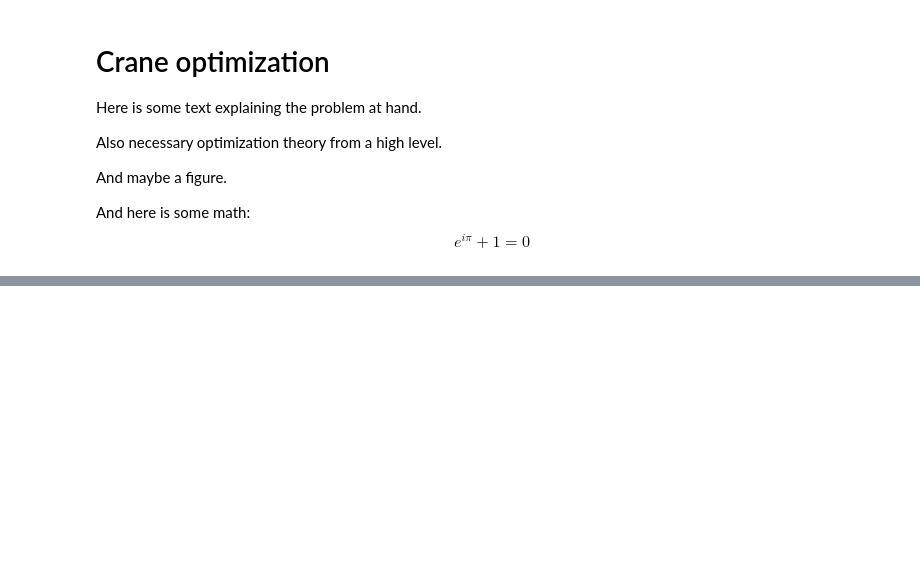
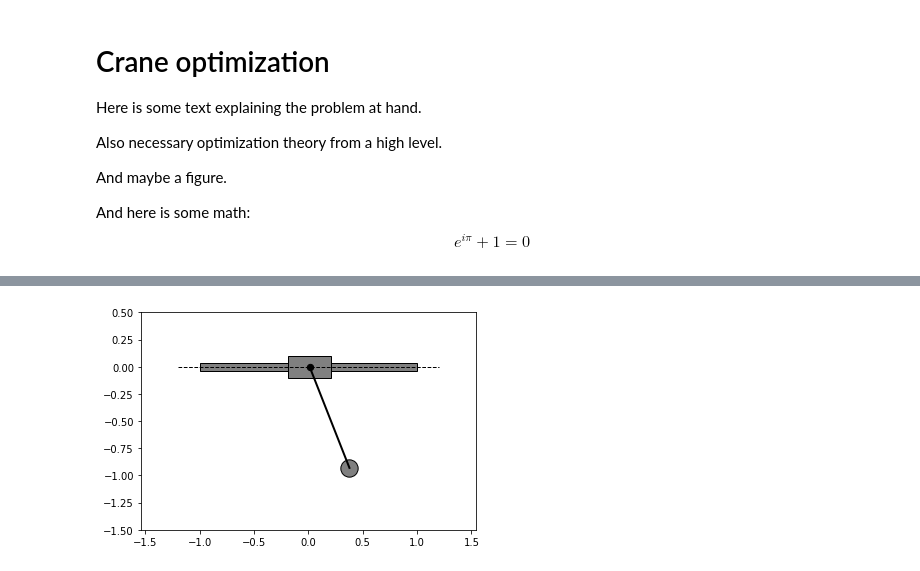
Before and after one commit to martiabr/crane-optimization, a Jupyter notebook: crane-optimization.ipynb, the cells around one changed output, grey strips where cells are left out. Drawn from its saved outputs; the diff is of its cells as text; code cells hidden in the pictures; blank space fills up the shorter version.

```diff
--- a/crane-optimization.ipynb
+++ b/crane-optimization.ipynb
@@ -119,0 +102,32 @@ plt.show()
+# %%
+import matplotlib as mpl
+from matplotlib.patches import Rectangle
+
+mpl.rcParams['lines.linewidth'] = 2
+
+rect_height = 0.2
+beam_height = 0.075
+
+fig, ax = plt.subplots()
+
+skips = 5
+for i in range(0,N,skips):
+
+    plt.plot([-1.2,1.2], [0,0], 'k--', lw=1.0)
+    plt.gca().add_patch(Rectangle((0 - 1, 0 - 0.5*beam_height), 2, beam_height, facecolor='gray', edgecolor='k'))
+    plt.gca().add_patch(Rectangle((x_sim[i,0] - 0.2, 0.0 - 0.5*rect_height), 0.4, rect_height, facecolor='gray', edgecolor='k'))
+
+    plt.scatter(x_sim[i,0], 0, c='k', s=40, zorder=2)
+    x_pendulum = x_sim[i,0] + l * np.sin(x_sim[i,1])
+    y_pendulum = -l * np.cos(x_sim[i,1])
+    plt.plot([x_sim[i,0], x_pendulum], [0, y_pendulum], c='k')
+    plt.scatter(x_pendulum, y_pendulum, s=300, facecolors='gray', edgecolors='k')
+
+    plt.axis('equal')
+    plt.xlim([-1, 1])
+    plt.ylim([-1.5, 0.5])
+
+    plt.show()
+    clear_output(wait=True)
+# %% [output]
+[figure, added]
```
Also changed, not shown: parts of 5 cells of this notebook, 3 other files.
